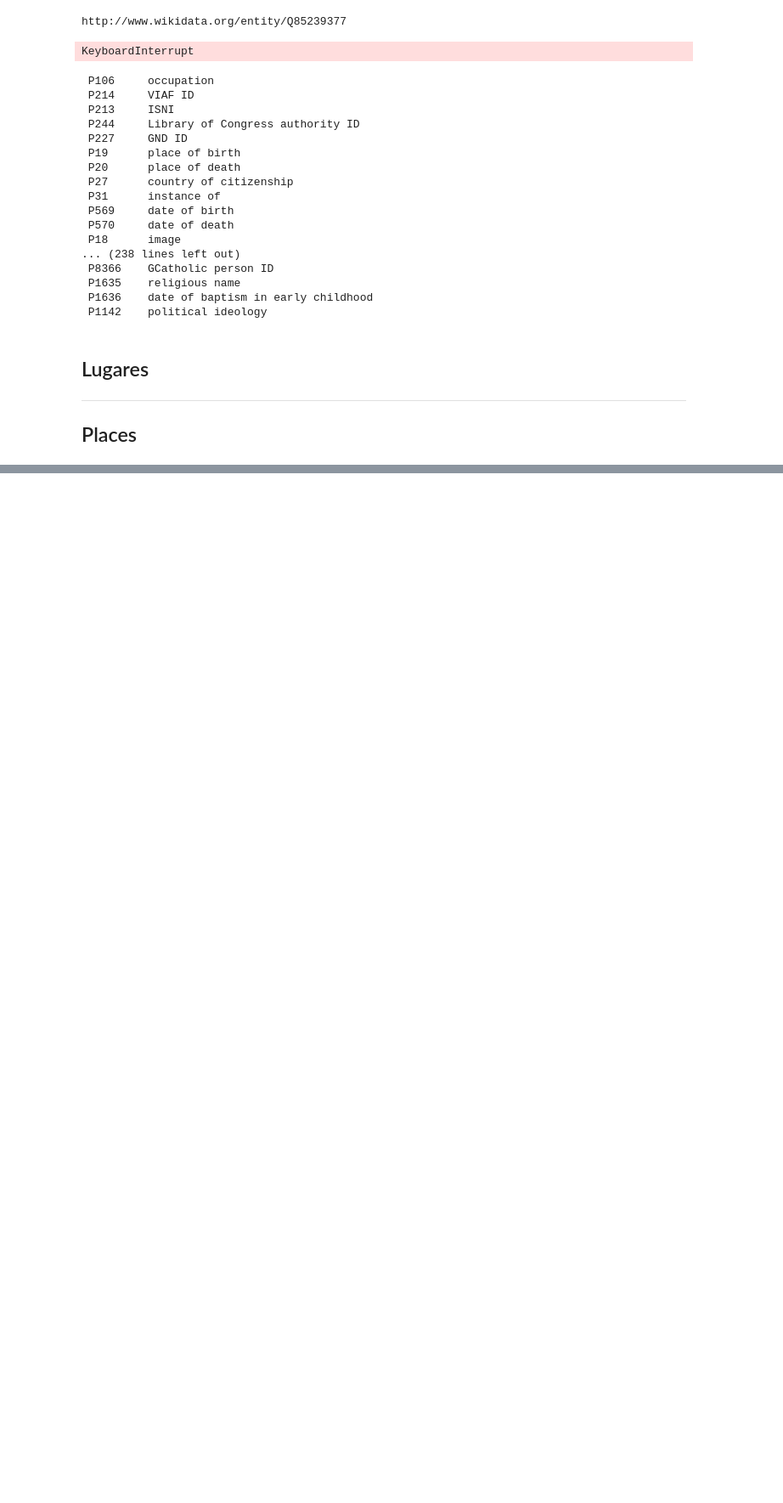
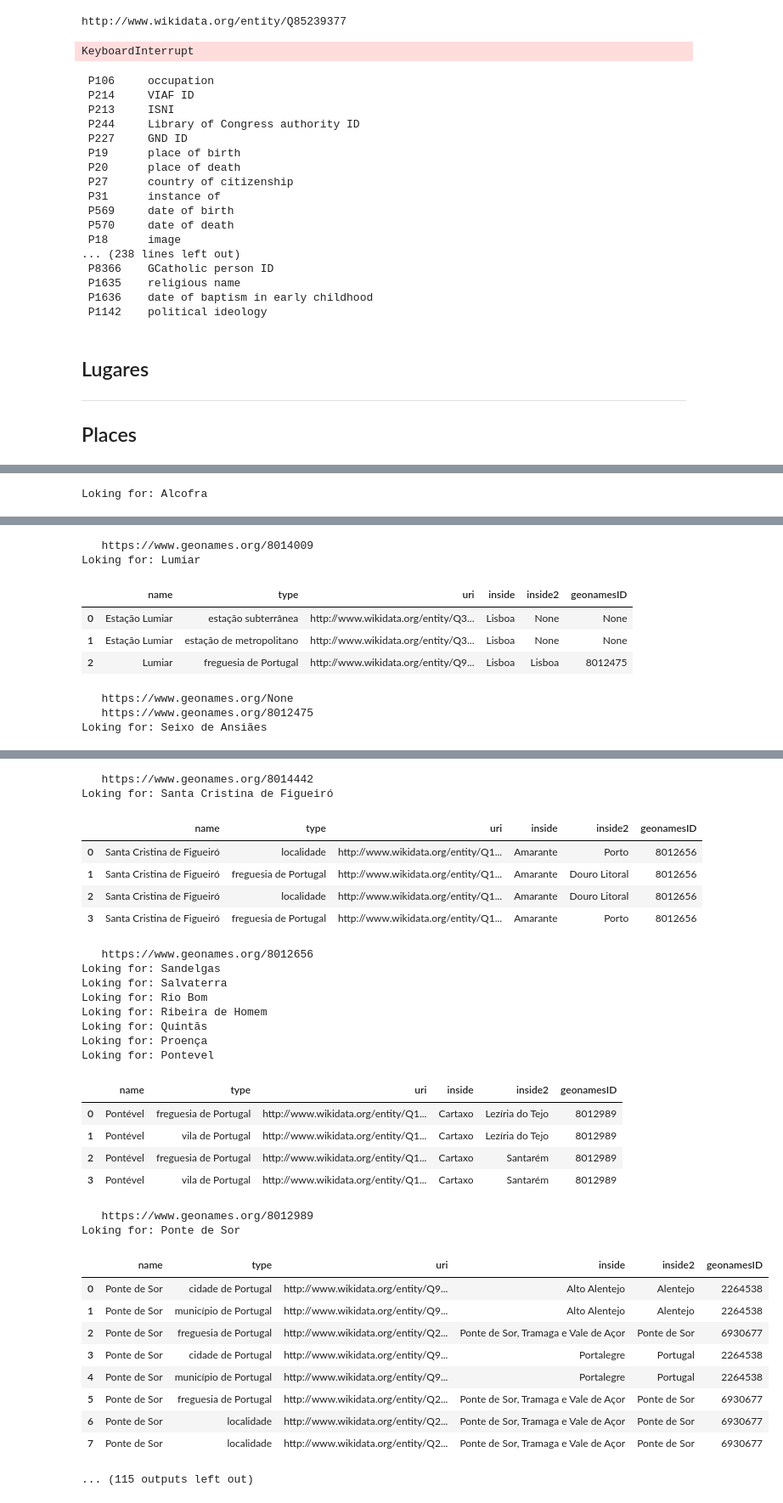
Before and after one commit to joaquimrcarvalho/fauc1537-1919, a Jupyter notebook: notebooks/995-linked_data_sandbox.ipynb, the cells around one changed output, grey strips where cells are left out. Shown at 85% size. Drawn from its saved outputs; the diff is of its cells as text; code cells hidden in the pictures; blank space fills up the shorter version.

```diff
--- a/notebooks/995-linked_data_sandbox.ipynb
+++ b/notebooks/995-linked_data_sandbox.ipynb
@@ -402,0 +417,36 @@ results
+# %%
+from timelinknb.pandas import attribute_values
+
+
+# Get list of people with attribute nome-vide and add naturalidade and faculdade
+naturalidades = attribute_values('naturalidade')
+small_places = naturalidades[naturalidades['count']<10].sort_values('count', ascending=False).head(100)
+# %%
+from IPython.display import display
+import time
+
+for place in small_places.index.values:
+    print("Loking for:", place)
+    try:
+        query_result = mkwikidata.run_query(pquery, params={'place':place})
+    except Exception as e:
+        print(e)
+    results = query_result['results']['bindings']
+    if len(results) > 0:
+        table = [{'name':loc['locationName']['value'],
+                'type':loc['instanceOfLabel']['value'],
+                'uri':loc['location']['value'],
+                'inside':loc['insideLabel']['value'],
+                'inside2':loc.get('inside2Label',{'value':None})['value'],
+                'geonamesID':loc.get('geonamesID',{'value':None})['value'],
+
+                } for loc in results]
+        candidates = pd.DataFrame(table)
+        display(candidates)
+
+        geonames = candidates['geonamesID'].unique()
+        for geo in geonames:
+            print(f"   https://www.geonames.org/{geo}")
+    time.sleep(1)
+# %% [output]
+Loking for: Alcofra
@@ -402,0 +456,9 @@ results
+   https://www.geonames.org/8014009
+Loking for: Lumiar
+|  | name | type | uri | inside | inside2 | geonamesID |
+| 0 | Estação Lumiar | estação subterrânea | http://www.wikidata.org/entity/Q3... | Lisboa | None | None |
+| 1 | Estação Lumiar | estação de metropolitano | http://www.wikidata.org/entity/Q3... | Lisboa | None | None |
+| 2 | Lumiar | freguesia de Portugal | http://www.wikidata.org/entity/Q9... | Lisboa | Lisboa | 8012475 |
+   https://www.geonames.org/None
+   https://www.geonames.org/8012475
+Loking for: Seixo de Ansiães
@@ -402,0 +469,32 @@ results
+   https://www.geonames.org/8014442
+Loking for: Santa Cristina de Figueiró
+|  | name | type | uri | inside | inside2 | geonamesID |
+| 0 | Santa Cristina de Figueiró | localidade | http://www.wikidata.org/entity/Q1... | Amarante | Porto | 8012656 |
+| 1 | Santa Cristina de Figueiró | freguesia de Portugal | http://www.wikidata.org/entity/Q1... | Amarante | Douro Litoral | 8012656 |
+| 2 | Santa Cristina de Figueiró | localidade | http://www.wikidata.org/entity/Q1... | Amarante | Douro Litoral | 8012656 |
+| 3 | Santa Cristina de Figueiró | freguesia de Portugal | http://www.wikidata.org/entity/Q1... | Amarante | Porto | 8012656 |
+   https://www.geonames.org/8012656
+Loking for: Sandelgas
+Loking for: Salvaterra
+Loking for: Rio Bom
+Loking for: Ribeira de Homem
+Loking for: Quintãs
+Loking for: Proença
+Loking for: Pontevel
+|  | name | type | uri | inside | inside2 | geonamesID |
+| 0 | Pontével | freguesia de Portugal | http://www.wikidata.org/entity/Q1... | Cartaxo | Lezíria do Tejo | 8012989 |
+| 1 | Pontével | vila de Portugal | http://www.wikidata.org/entity/Q1... | Cartaxo | Lezíria do Tejo | 8012989 |
+| 2 | Pontével | freguesia de Portugal | http://www.wikidata.org/entity/Q1... | Cartaxo | Santarém | 8012989 |
+| 3 | Pontével | vila de Portugal | http://www.wikidata.org/entity/Q1... | Cartaxo | Santarém | 8012989 |
+   https://www.geonames.org/8012989
+Loking for: Ponte de Sor
+|  | name | type | uri | inside | inside2 | geonamesID |
+| 0 | Ponte de Sor | cidade de Portugal | http://www.wikidata.org/entity/Q9... | Alto Alentejo | Alentejo | 2264538 |
+| 1 | Ponte de Sor | município de Portugal | http://www.wikidata.org/entity/Q9... | Alto Alentejo | Alentejo | 2264538 |
+| 2 | Ponte de Sor | freguesia de Portugal | http://www.wikidata.org/entity/Q2... | Ponte de Sor, Tramaga e Vale de Açor | Ponte de Sor | 6930677 |
+| 3 | Ponte de Sor | cidade de Portugal | http://www.wikidata.org/entity/Q9... | Portalegre | Portugal | 2264538 |
+| 4 | Ponte de Sor | município de Portugal | http://www.wikidata.org/entity/Q9... | Portalegre | Portugal | 2264538 |
+| 5 | Ponte de Sor | freguesia de Portugal | http://www.wikidata.org/entity/Q2... | Ponte de Sor, Tramaga e Vale de Açor | Ponte de Sor | 6930677 |
+| 6 | Ponte de Sor | localidade | http://www.wikidata.org/entity/Q2... | Ponte de Sor, Tramaga e Vale de Açor | Ponte de Sor | 6930677 |
+| 7 | Ponte de Sor | localidade | http://www.wikidata.org/entity/Q2... | Ponte de Sor, Tramaga e Vale de Açor | Ponte de Sor | 6930677 |
+... (115 outputs left out)
```
Also changed, not shown: parts of 7 cells of this notebook.
